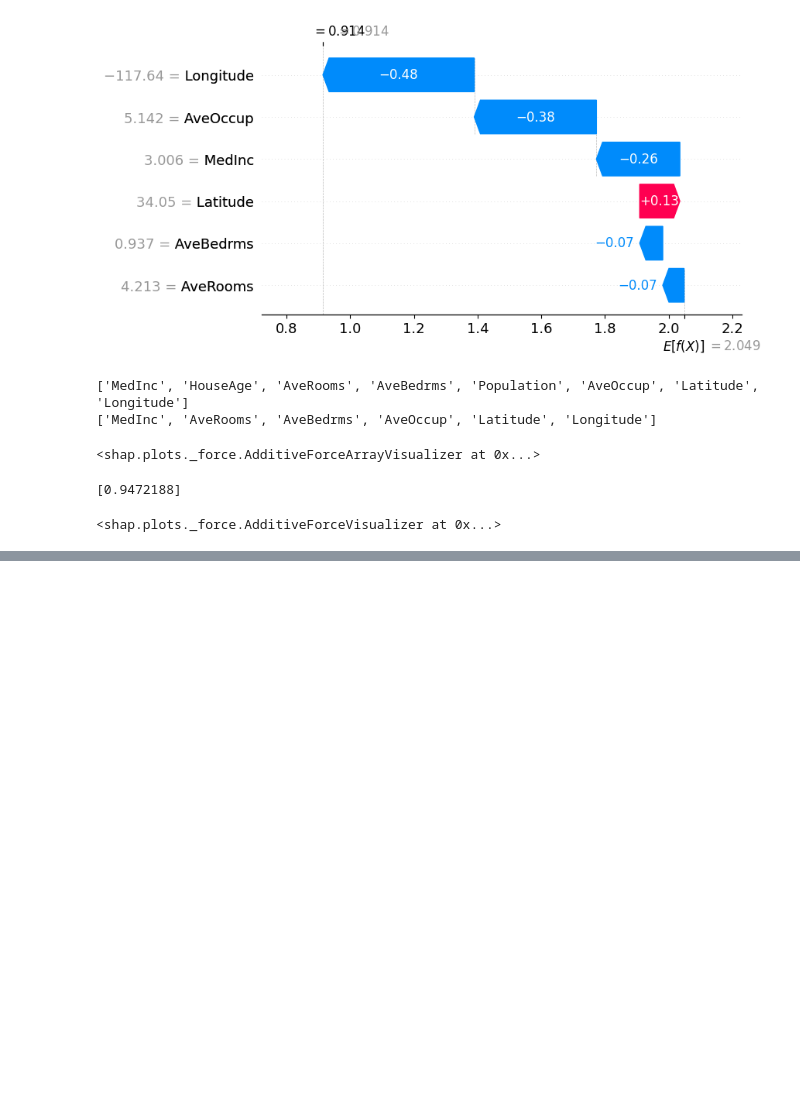
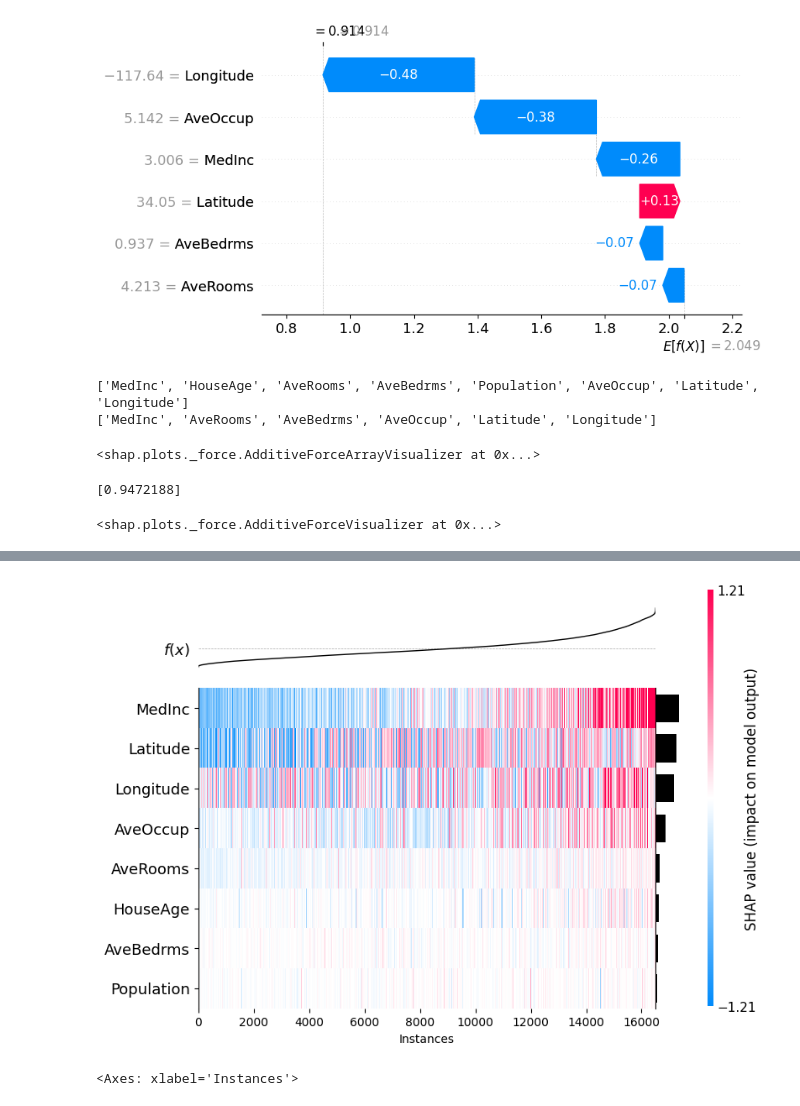
Before and after one commit to Marte77/explainable-statistical-learning, a Jupyter notebook: project2/shap/secondtry.ipynb, the cells around one changed output, grey strips where cells are left out. Saved outputs shown, nothing was run; the diff lists cells and outputs as text; code cells hidden in the pictures; blank space fills up the shorter version.

```diff
--- a/project2/shap/secondtry.ipynb
+++ b/project2/shap/secondtry.ipynb
@@ -87,0 +97,9 @@ shap.plots.force(shap_values[0:1])
+# %%
+# order by predictions
+y_pred = model.predict(X_test)
+shap_values = explainer(X_test)
+order = np.argsort(y_pred)
+shap.plots.heatmap(shap_values, instance_order=order)
+# %% [output]
+[figure, added]
+<Axes: xlabel='Instances'>
```
Also changed, not shown: parts of 4 cells of this notebook.
